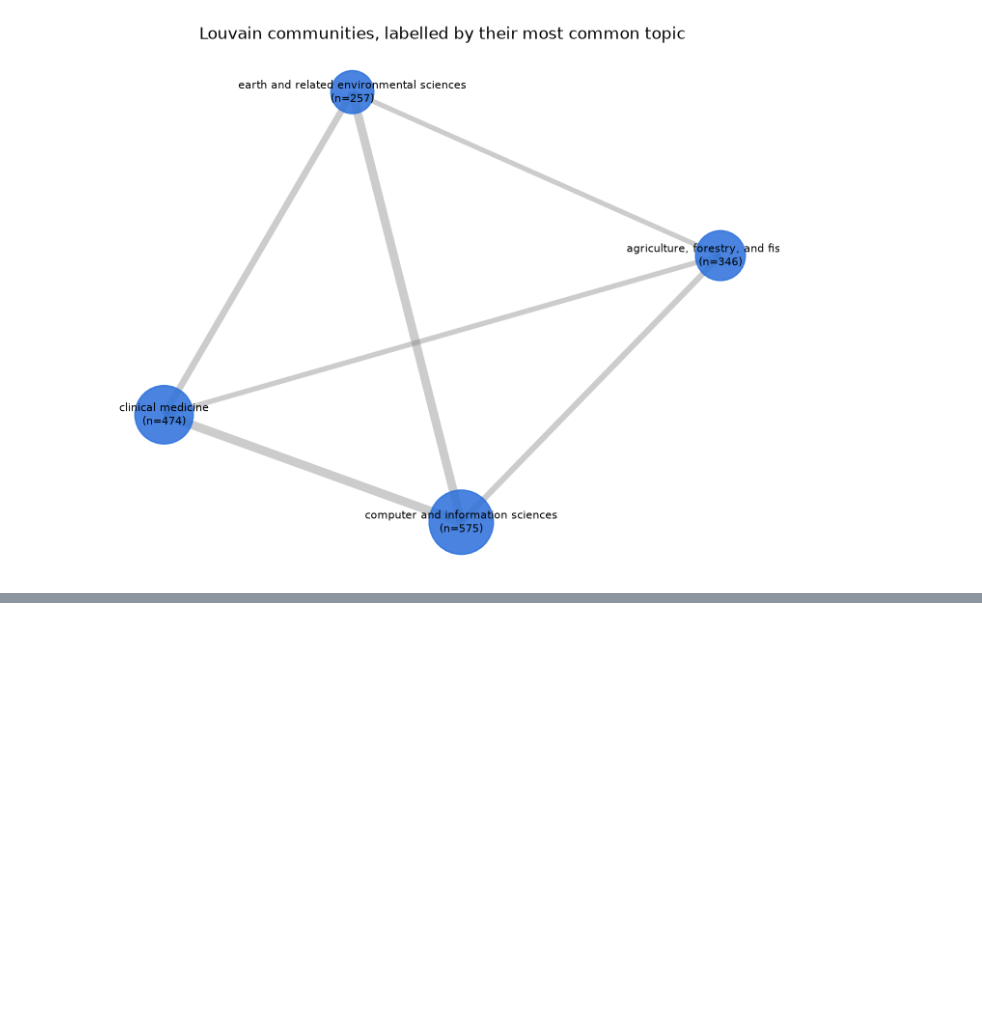
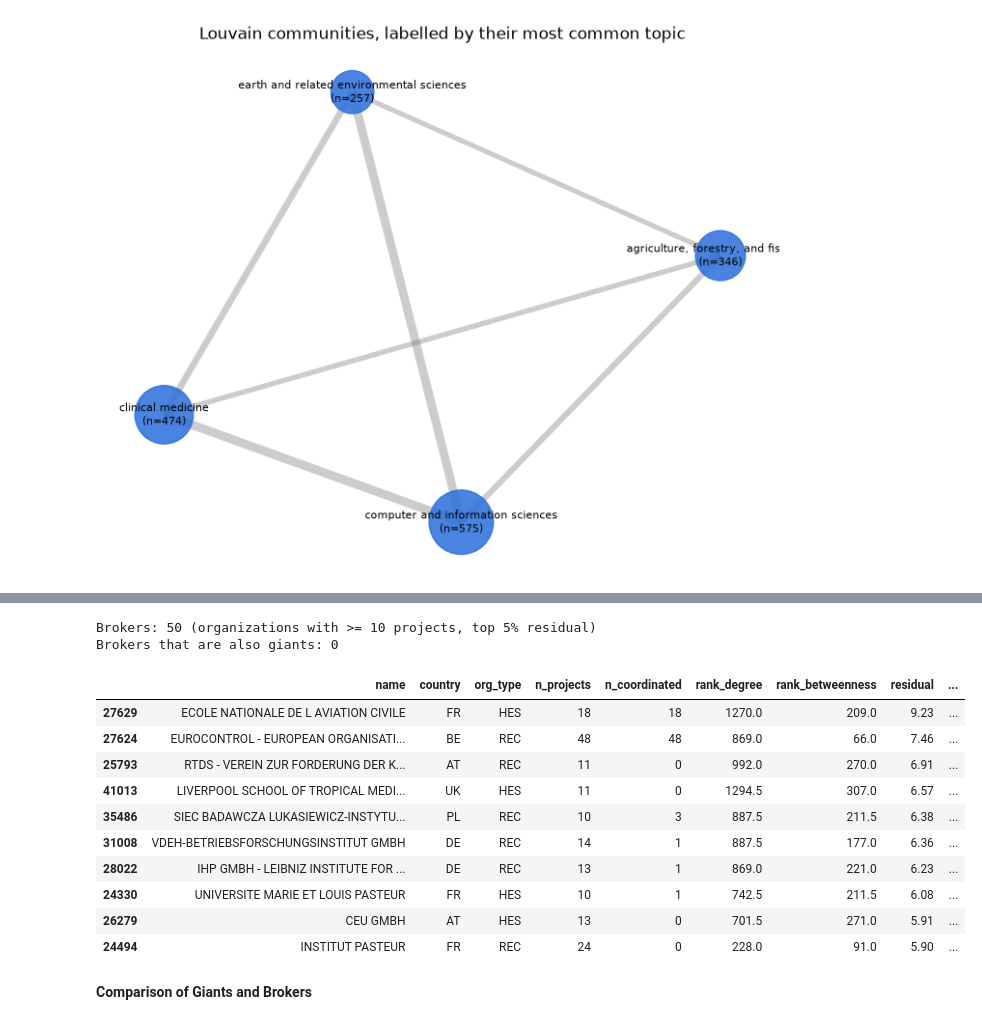
Before and after one commit to lindatruong/ANS-Project-2026, a Jupyter notebook: network_project_new.ipynb, the cells around one changed output, grey strips where cells are left out. Drawn from its saved outputs; the diff is of its cells as text; code cells hidden in the pictures; blank space fills up the shorter version.

```diff
--- a/network_project_new.ipynb
+++ b/network_project_new.ipynb
@@ -288,0 +333,3 @@ plt.show()
+# %%
+cent["betweenness"] = pd.Series(nx.betweenness_centrality(org_net, weight="dist"))
+cent["betweenness"].describe()
@@ -288,0 +415,18 @@ plt.show()
+# %%
+#Giants
+data = labels.join(cent)
+data["rank_degree"] = data["degree"].rank(ascending=False)
+data["rank_betweenness"] = data["betweenness"].rank(ascending=False)
+data["giant"] = data["rank_degree"] <= 50
+# %%
+#Brokers: regression residuals
+data["coord_share"] = data["n_coordinated"] / data["n_projects"]
+reg = data[data["n_projects"] >= 10].copy()
+
+reg["log_betweenness"] = np.log(reg["betweenness"] + 1e-7)
+reg["log_degree"] = np.log(reg["degree"])
+reg["log_coordinated"] = np.log1p(reg["n_coordinated"])
+
+m1 = pf.feols("log_betweenness ~ log_degree", data=reg)
+m2 = pf.feols("log_betweenness ~ log_degree + log_coordinated + coord_share", data=reg)
+pf.etable([m1, m2])
@@ -288,0 +445,31 @@ plt.show()
+# %%
+#Residual = "extra" betweenness
+reg["residual"] = m2.resid()
+reg["broker"] = reg["residual"].rank(ascending=False) <= 50
+
+data["residual"] = reg["residual"]
+data["broker"] = reg["broker"].reindex(data.index).fillna(False).astype(bool)
+
+print(f"Brokers: {data['broker'].sum()} (organizations with >= 10 projects, top 5% residual)")
+print(f"Brokers that are also giants: {(data['broker'] & data['giant']).sum()}")
+
+# the brokers, strongest first
+cols = ["name", "country", "org_type", "n_projects", "n_coordinated", "rank_degree",
+        "rank_betweenness", "residual", "topic"]
+data[data["broker"]].sort_values("residual", ascending=False)[cols].round(2).head(10)
+# %% [output]
+Brokers: 50 (organizations with >= 10 projects, top 5% residual)
+Brokers that are also giants: 0
+|  | name | country | org_type | n_projects | n_coordinated | rank_degree | rank_betweenness | residual | ... |
+| 27629 | ECOLE NATIONALE DE L AVIATION CIVILE | FR | HES | 18 | 18 | 1270.0 | 209.0 | 9.23 | ... |
+| 27624 | EUROCONTROL - EUROPEAN ORGANISATI... | BE | REC | 48 | 48 | 869.0 | 66.0 | 7.46 | ... |
+| 25793 | RTDS - VEREIN ZUR FORDERUNG DER K... | AT | REC | 11 | 0 | 992.0 | 270.0 | 6.91 | ... |
+| 41013 | LIVERPOOL SCHOOL OF TROPICAL MEDI... | UK | HES | 11 | 0 | 1294.5 | 307.0 | 6.57 | ... |
+| 35486 | SIEC BADAWCZA LUKASIEWICZ-INSTYTU... | PL | REC | 10 | 3 | 887.5 | 211.5 | 6.38 | ... |
+| 31008 | VDEH-BETRIEBSFORSCHUNGSINSTITUT GMBH | DE | REC | 14 | 1 | 887.5 | 177.0 | 6.36 | ... |
+| 28022 | IHP GMBH - LEIBNIZ INSTITUTE FOR ... | DE | REC | 13 | 1 | 869.0 | 221.0 | 6.23 | ... |
+| 24330 | UNIVERSITE MARIE ET LOUIS PASTEUR | FR | HES | 10 | 1 | 742.5 | 211.5 | 6.08 | ... |
+| 26279 | CEU GMBH | AT | HES | 13 | 0 | 701.5 | 271.0 | 5.91 | ... |
+| 24494 | INSTITUT PASTEUR | FR | REC | 24 | 0 | 228.0 | 91.0 | 5.90 | ... |
+# %% [markdown]
+**Comparison of Giants and Brokers**
```
Also changed, not shown: parts of 24 cells of this notebook.
